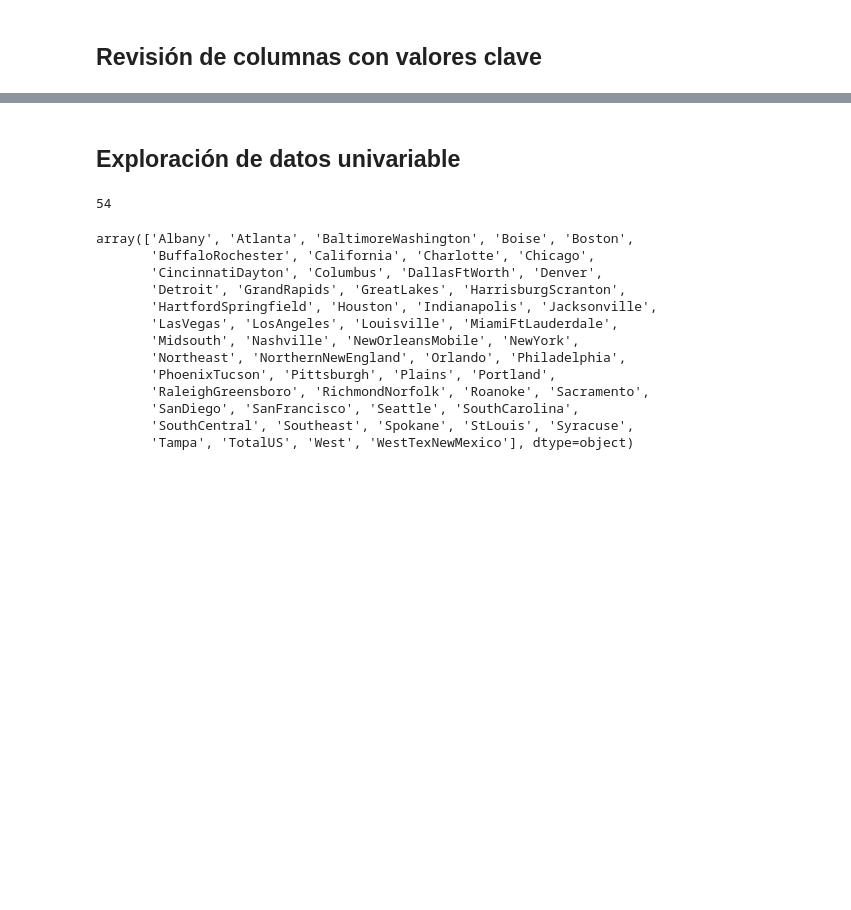
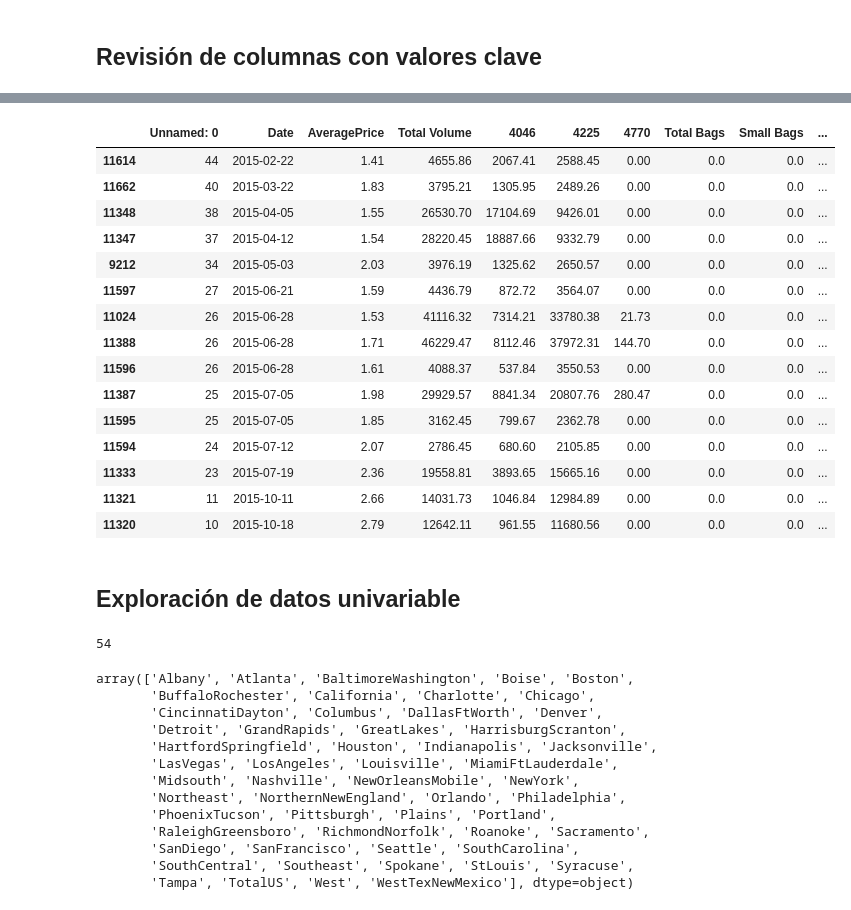
Before and after one commit to albagd77/MAGic-Avocado-TP1, a Jupyter notebook: 00_start_EDA.ipynb, the cells around one changed output, grey strips where cells are left out. Drawn from its saved outputs; the diff is of its cells as text; code cells hidden in the pictures; blank space fills up the shorter version.

```diff
--- a/00_start_EDA.ipynb
+++ b/00_start_EDA.ipynb
@@ -107,3 +136,23 @@ Name: count, dtype: int64
+# %%
+# Profundizar en una característica concreta: 'Total Bags'
+df[df['Total Bags']==0.0].sort_values(by='Date')
+# %% [output]
+|  | Unnamed: 0 | Date | AveragePrice | Total Volume | 4046 | 4225 | 4770 | Total Bags | Small Bags | ... |
+| 11614 | 44 | 2015-02-22 | 1.41 | 4655.86 | 2067.41 | 2588.45 | 0.00 | 0.0 | 0.0 | ... |
+| 11662 | 40 | 2015-03-22 | 1.83 | 3795.21 | 1305.95 | 2489.26 | 0.00 | 0.0 | 0.0 | ... |
+| 11348 | 38 | 2015-04-05 | 1.55 | 26530.70 | 17104.69 | 9426.01 | 0.00 | 0.0 | 0.0 | ... |
+| 11347 | 37 | 2015-04-12 | 1.54 | 28220.45 | 18887.66 | 9332.79 | 0.00 | 0.0 | 0.0 | ... |
+| 9212 | 34 | 2015-05-03 | 2.03 | 3976.19 | 1325.62 | 2650.57 | 0.00 | 0.0 | 0.0 | ... |
+| 11597 | 27 | 2015-06-21 | 1.59 | 4436.79 | 872.72 | 3564.07 | 0.00 | 0.0 | 0.0 | ... |
+| 11024 | 26 | 2015-06-28 | 1.53 | 41116.32 | 7314.21 | 33780.38 | 21.73 | 0.0 | 0.0 | ... |
+| 11388 | 26 | 2015-06-28 | 1.71 | 46229.47 | 8112.46 | 37972.31 | 144.70 | 0.0 | 0.0 | ... |
+| 11596 | 26 | 2015-06-28 | 1.61 | 4088.37 | 537.84 | 3550.53 | 0.00 | 0.0 | 0.0 | ... |
+| 11387 | 25 | 2015-07-05 | 1.98 | 29929.57 | 8841.34 | 20807.76 | 280.47 | 0.0 | 0.0 | ... |
+| 11595 | 25 | 2015-07-05 | 1.85 | 3162.45 | 799.67 | 2362.78 | 0.00 | 0.0 | 0.0 | ... |
+| 11594 | 24 | 2015-07-12 | 2.07 | 2786.45 | 680.60 | 2105.85 | 0.00 | 0.0 | 0.0 | ... |
+| 11333 | 23 | 2015-07-19 | 2.36 | 19558.81 | 3893.65 | 15665.16 | 0.00 | 0.0 | 0.0 | ... |
+| 11321 | 11 | 2015-10-11 | 2.66 | 14031.73 | 1046.84 | 12984.89 | 0.00 | 0.0 | 0.0 | ... |
+| 11320 | 10 | 2015-10-18 | 2.79 | 12642.11 | 961.55 | 11680.56 | 0.00 | 0.0 | 0.0 | ... |
 # %% [markdown]
 ## Exploración de datos univariable
 # %%
```
Also changed, not shown: parts of 5 cells of this notebook, 1 other file.
